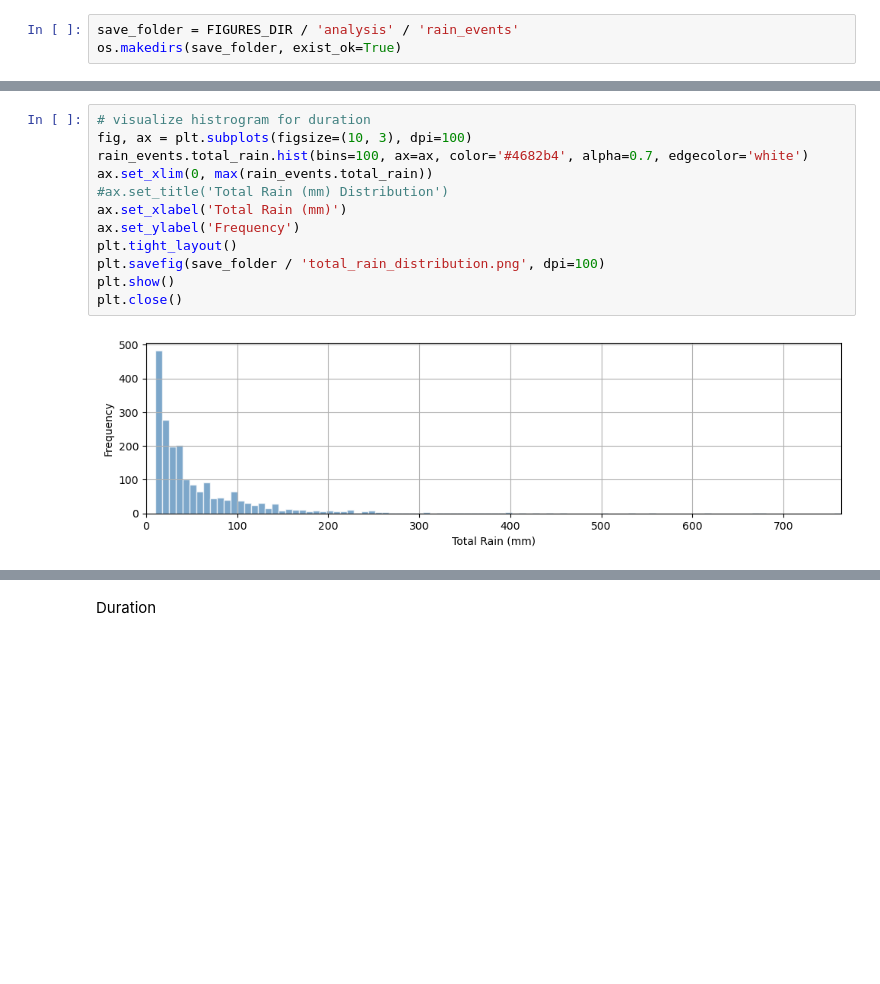
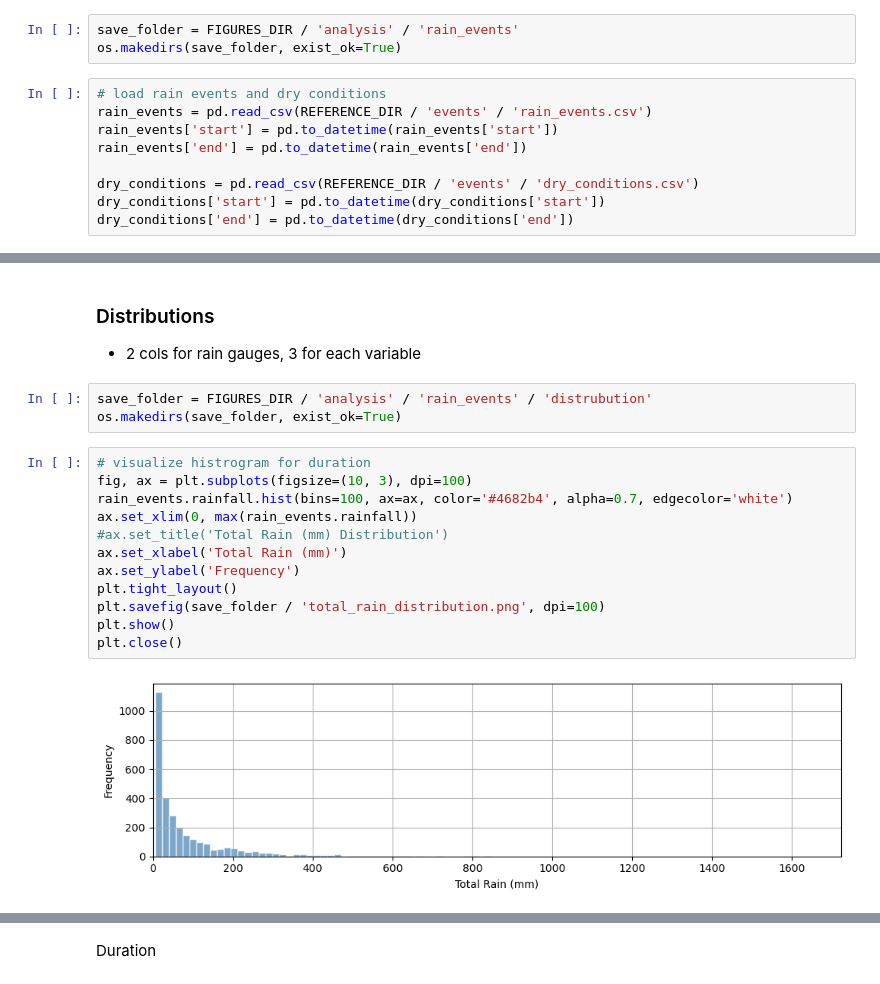
Before and after one commit to AronDJacobsen/fault_management_uds, a Jupyter notebook: notebooks/1_analysis/2_rain_events.ipynb, the cells around one changed output, grey strips where cells are left out. Saved outputs shown, nothing was run; the diff lists cells and outputs as text; blank space fills up the shorter version.

```diff
--- a/notebooks/1_analysis/2_rain_events.ipynb
+++ b/notebooks/1_analysis/2_rain_events.ipynb
@@ -177,3 +294,12 @@ rain_indicator_dict = {
 # %%
 save_folder = FIGURES_DIR / 'analysis' / 'rain_events'
 os.makedirs(save_folder, exist_ok=True)
+# %%
+# load rain events and dry conditions
+rain_events = pd.read_csv(REFERENCE_DIR / 'events' / 'rain_events.csv')
+rain_events['start'] = pd.to_datetime(rain_events['start'])
+rain_events['end'] = pd.to_datetime(rain_events['end'])
+
+dry_conditions = pd.read_csv(REFERENCE_DIR / 'events' / 'dry_conditions.csv')
+dry_conditions['start'] = pd.to_datetime(dry_conditions['start'])
+dry_conditions['end'] = pd.to_datetime(dry_conditions['end'])
@@ -204,17 +510,24 @@ Total rain
+# %% [markdown]
+### Distributions
+
+- 2 cols for rain gauges, 3 for each variable
+# %%
+save_folder = FIGURES_DIR / 'analysis' / 'rain_events' / 'distrubution'
+os.makedirs(save_folder, exist_ok=True)
 # %%
 # visualize histrogram for duration
 fig, ax = plt.subplots(figsize=(10, 3), dpi=100)
-rain_events.total_rain.hist(bins=100, ax=ax, color='#4682b4', alpha=0.7, edgecolor='white')
-ax.set_xlim(0, max(rain_events.total_rain))
+rain_events.rainfall.hist(bins=100, ax=ax, color='#4682b4', alpha=0.7, edgecolor='white')
+ax.set_xlim(0, max(rain_events.rainfall))
 #ax.set_title('Total Rain (mm) Distribution')
 ax.set_xlabel('Total Rain (mm)')
 ax.set_ylabel('Frequency')
 plt.tight_layout()
 plt.savefig(save_folder / 'total_rain_distribution.png', dpi=100)
 plt.show()
 plt.close()
 # %% [output]
-[figure, old version]
+[figure, new version]
 # %%
 # visualize histrogram for duration
 fig, ax = plt.subplots(figsize=(10, 2), dpi=100)
```
Also changed, not shown: parts of 82 cells of this notebook, 59 other files.
